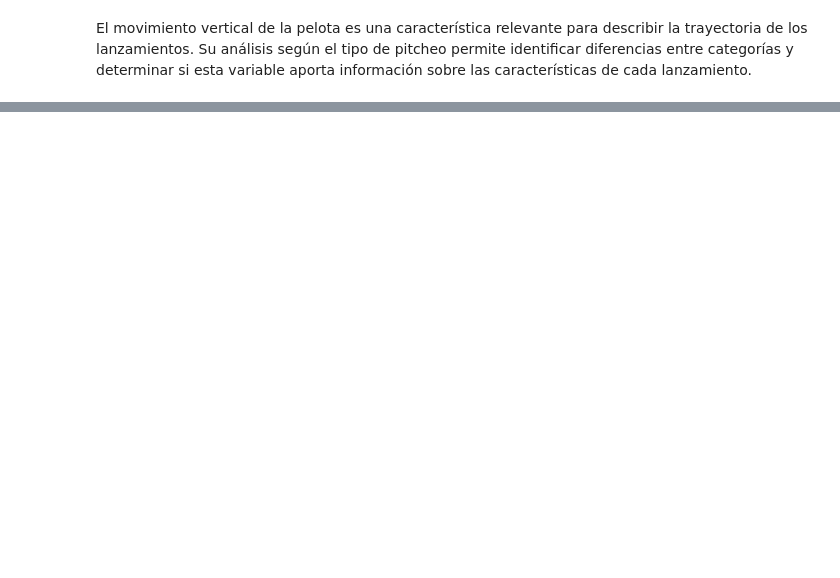
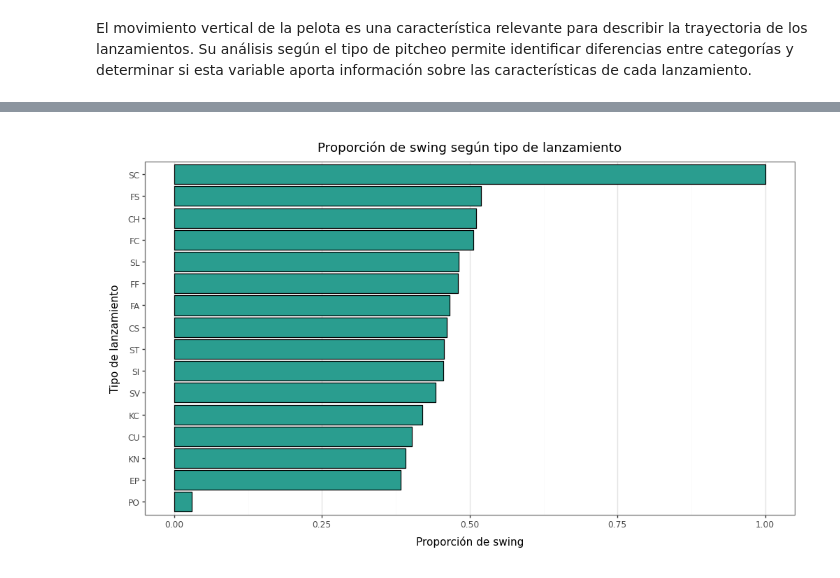
Before and after one commit to Prisfenoy/TP2_python, a Jupyter notebook: Análisis_descriptivo.ipynb, the cells around one changed output, grey strips where cells are left out. Drawn from its saved outputs; the diff is of its cells as text; code cells hidden in the pictures; blank space fills up the shorter version.

```diff
--- a/Análisis_descriptivo.ipynb
+++ b/Análisis_descriptivo.ipynb
@@ -642,0 +640,19 @@ FALTA INTERPRETAR
+# %%
+categorias_swing = [
+    "foul",
+    "hit_into_play",
+    "swinging_strike",
+    "swinging_strike_blocked",
+    "foul_tip",
+    "foul_bunt",
+    "missed_bunt",
+    "bunt_foul_tip",
+    "foul_pitchout"
+]
+
+datos_entrenamiento = datos_entrenamiento.with_columns(
+    pl.when(pl.col("description").is_in(categorias_swing))
+    .then(1)
+    .otherwise(0)
+    .alias("swing")
+)
@@ -642,0 +662,38 @@ FALTA INTERPRETAR
+# %%
+# Se calcula la proporción de swing según tipo de lanzamiento
+swing_pitch_type = (
+    datos_entrenamiento
+    .filter(pl.col("pitch_type").is_not_null())
+    .group_by("pitch_type")
+    .agg(
+        pl.col("swing").mean().alias("proporcion_swing")
+    )
+    .sort("proporcion_swing", descending=True)
+    .to_pandas()
+)
+
+# Se arma el gráfico
+(
+    ggplot(
+        swing_pitch_type,
+        aes(x="pitch_type", y="proporcion_swing")
+    )
+    + geom_col(fill="#2A9D8F", color = "black")
+    + coord_flip()
+    + scale_x_discrete(
+        limits=swing_pitch_type["pitch_type"].tolist()[::-1]
+    )
+    + labs(
+        title="Proporción de swing según tipo de lanzamiento",
+        x="Tipo de lanzamiento",
+        y="Proporción de swing"
+    )
+    + theme_bw()
+    + theme(
+        figure_size=(10, 6),
+        panel_grid_major_y=element_blank(),
+        panel_grid_minor_y=element_blank()
+    )
+)
+# %% [output]
+[figure, added]
```
Also changed, not shown: parts of 38 cells of this notebook.
